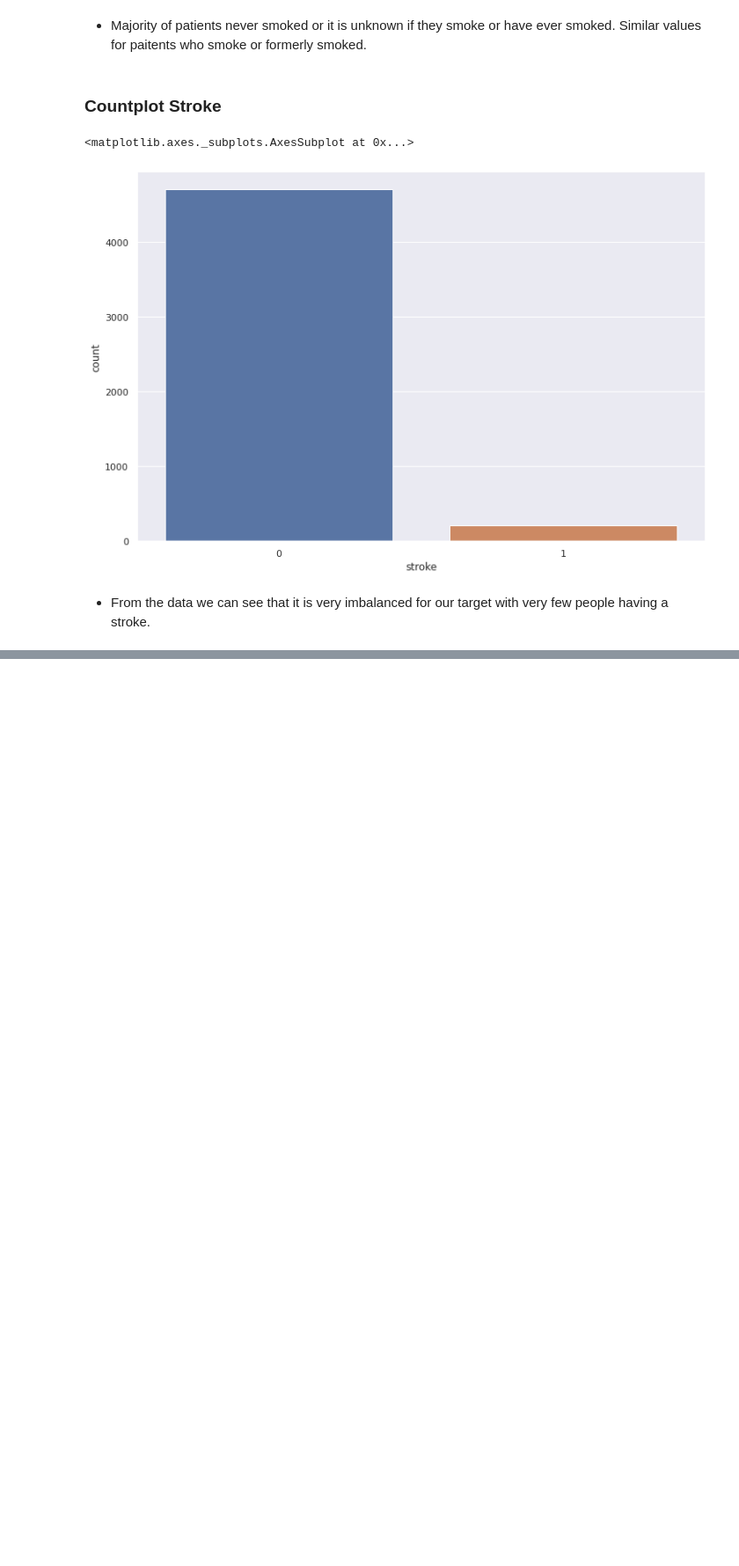
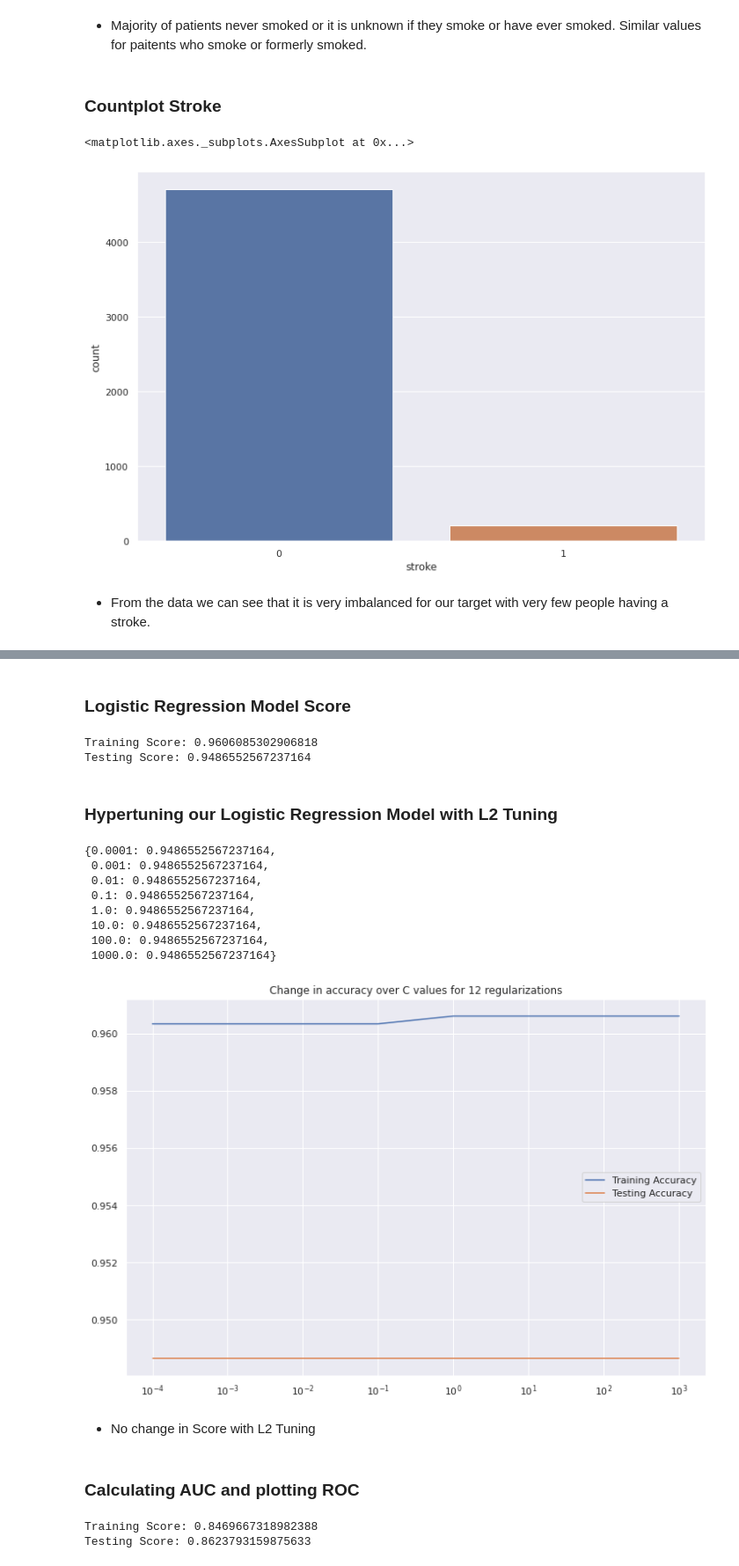
Before and after one commit to bustyAI/stroke-predictions, a Jupyter notebook: Stroke_Prediction.ipynb, the cells around one changed output, grey strips where cells are left out. Shown: that part at 88% size. Saved outputs shown, nothing was run; the diff lists cells and outputs as text; code cells hidden in the pictures; blank space fills up the shorter version.

Commit message:
Model Development

```diff
--- a/Stroke_Prediction.ipynb
+++ b/Stroke_Prediction.ipynb
@@ -304,0 +597,16 @@ sns.countplot(data=df, x="stroke")
+# %%
+# instantiating our smote
+smote = SMOTE(sampling_strategy="auto")
+
+# transforming our data before fitting our smote
+transformer.fit(X_train)
+
+# processing our data
+X_train_processed = transformer.transform(X_train)
+X_test_processed = transformer.transform(X_test)
+
+X_train_smote, y_train_smote = smote.fit_resample(X_train_processed, y_train)
+X_test_smote, y_test_smote = smote.fit_resample(X_test_processed, y_test)
+
+display(pd.Series(y_train_smote).value_counts(normalize=True))
+pd.Series(y_test_smote).value_counts(normalize=True)
@@ -304,0 +639,5 @@ sns.countplot(data=df, x="stroke")
+# %%
+logreg = LogisticRegression()
+
+logreg_pipe = make_pipeline(transformer, logreg)
+logreg_pipe.fit(X_train, y_train)
@@ -304,0 +657,54 @@ sns.countplot(data=df, x="stroke")
+# %% [markdown]
+### Logistic Regression Model Score
+# %%
+print(f"Training Score: {logreg_pipe.score(X_train, y_train)}")
+print(f"Testing Score: {logreg_pipe.score(X_test, y_test)}")
+# %% [output]
+Training Score: 0.9606085302906818
+Testing Score: 0.9486552567237164
+# %% [markdown]
+### Hypertuning our Logistic Regression Model with L2 Tuning
+# %%
+# optimizing our logistic regression model with L2 tuning to prevent overfitting
+c_values = [0.0001, 0.001, 0.01, 0.1, 1.0, 10.0, 100.0, 1000.0]
+train_scores = []
+test_scores = []
+
+for c in c_values:
+  log_reg2 = LogisticRegression(C=c, max_iter=1000, solver="liblinear", penalty="l2")
+  log_reg_pipe2 = make_pipeline(transformer, log_reg2)
+  log_reg_pipe2.fit(X_train, y_train)
+
+  train_scores.append(log_reg_pipe2.score(X_train, y_train))
+  test_scores.append(log_reg_pipe2.score(X_test, y_test))
+
+fig, ax = plt.subplots(1,1)
+ax.plot(c_values, train_scores, label="Training Accuracy")
+ax.plot(c_values, test_scores, label="Testing Accuracy")
+
+ax.set(xticks=c_values, title="Change in accuracy over C values for 12 regularizations")
+ax.legend()
+
+ax.set_xscale("log")
+
+{c:score for c, score in zip(c_values, test_scores)}
+# %% [output]
+{0.0001: 0.9486552567237164,
+ 0.001: 0.9486552567237164,
+ 0.01: 0.9486552567237164,
+ 0.1: 0.9486552567237164,
+ 1.0: 0.9486552567237164,
+ 10.0: 0.9486552567237164,
+ 100.0: 0.9486552567237164,
+ 1000.0: 0.9486552567237164}
+[figure, added]
+# %% [markdown]
+- No change in Score with L2 Tuning
+# %% [markdown]
+### Calculating AUC and plotting ROC
+# %%
+print(f"Training Score: {roc_auc_score(y_train, logreg_pipe.predict_proba(X_train)[:,1])}")
+print(f"Testing Score: {roc_auc_score(y_test, logreg_pipe.predict_proba(X_test)[:,1])}")
+# %% [output]
+Training Score: 0.8469667318982388
+Testing Score: 0.8623793159875633
```
Also changed, not shown: parts of 78 cells of this notebook.
